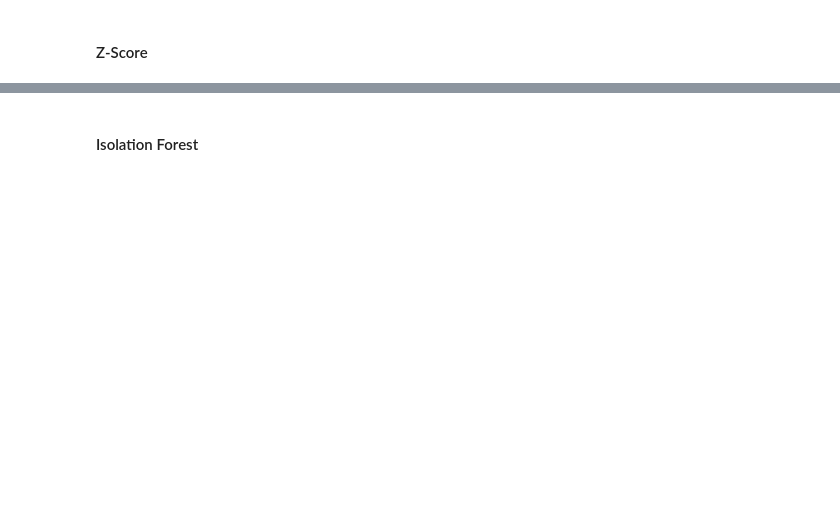
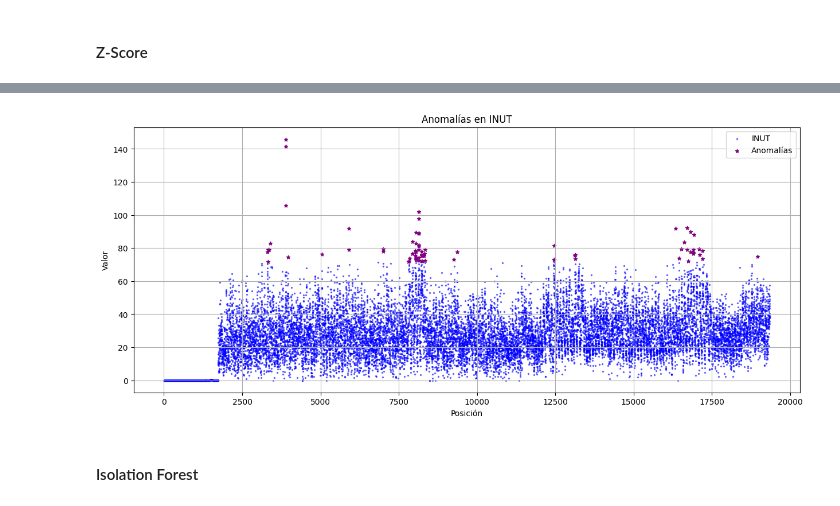
Before and after one commit to luialopezg/deteccion_anomalias, a Jupyter notebook: notebooks/muinar07_act3_Notebook.ipynb, the cells around one changed output, grey strips where cells are left out. Saved outputs shown, nothing was run; the diff lists cells and outputs as text; code cells hidden in the pictures; blank space fills up the shorter version.

```diff
--- a/notebooks/muinar07_act3_Notebook.ipynb
+++ b/notebooks/muinar07_act3_Notebook.ipynb
@@ -233,5 +212,19 @@ AttributeError: 'DataFrame' object has no attribute 'iteritems'
 # %%
 # Vamos a aplicar la técnica de detección de anomalías Z-Score
 # Pon aquí tu código
+df['INUT_zscore'] = (df['INUT'] - df['INUT'].mean()) / df['INUT'].std()
 # %%
 # Define un umbral para detectar anomalías (por ejemplo, 3 desviaciones estándar)
+# Se usa 3 veces la desviacion estandar debido a que en ese rango se encuentra el 99.7% de lo datos
+threshold = 3
+
+# Se crea un dataframe con las anomalias
+anomaliesz_df = pd.DataFrame(columns=['Position', 'Anomalous_Value'])
+
+# Se calcula y se agregan al dataframe los valores que se salen de ese rango
+for i in range(len(df)):
+  if df['INUT_zscore'][i] > threshold or df['INUT_zscore'][i] < -threshold:
+    anomaliesz_df = pd.concat([anomaliesz_df, pd.DataFrame({'Position': [i], 'Anomalous_Value': [df['INUT'][i]]})], ignore_index=True)
+
+# Se muestran esos valores
+anomaliesz_df
@@ -238,5 +245,18 @@ AttributeError: 'DataFrame' object has no attribute 'iteritems'
 # %%
 # Visualiza los resultados
+
+plt.figure(figsize=(15, 6))
+plt.scatter(range(len(df['INUT'])), df['INUT'], color='blue', s=2, label='INUT', alpha=0.5)
+plt.scatter(anomaliesz_df['Position'], anomaliesz_df['Anomalous_Value'], color='purple', marker='*', s=20, label='Anomalías')
+
+plt.xlabel('Posición')
+plt.ylabel('Valor')
+plt.title('Anomalías en INUT')
+plt.legend()
+plt.grid(True)
+plt.show()
+# %% [output]
+[figure, added]
 # %% [markdown]
 #### Isolation Forest
 # %%
```
Also changed, not shown: parts of 37 cells of this notebook, 3 other files.
